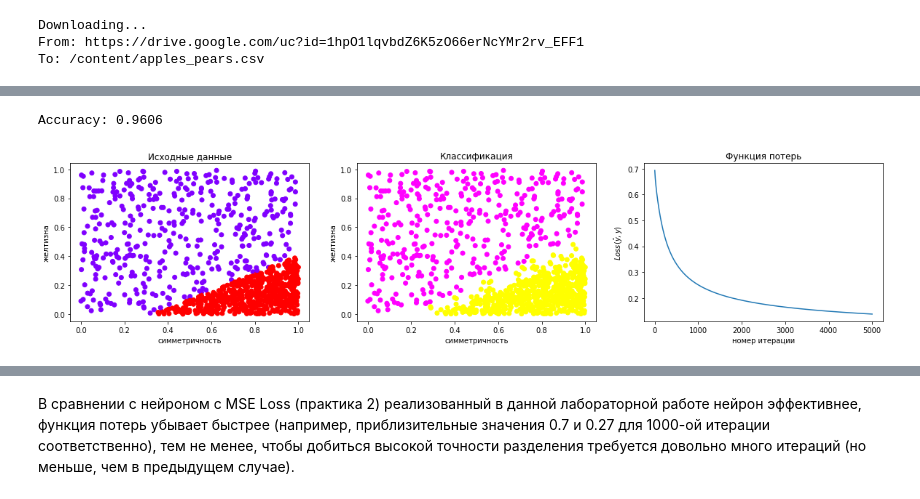
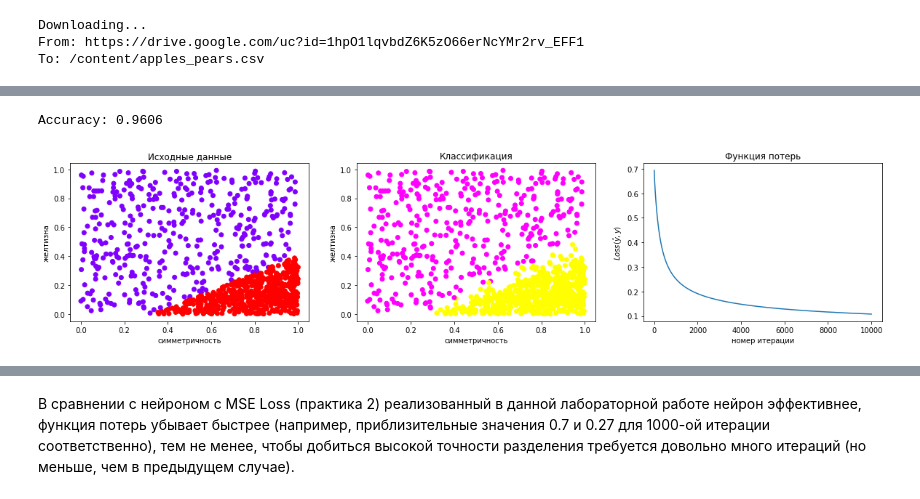
Before and after one commit to eispoohw/CS493-Math-Methods-in-ML, a Jupyter notebook: lab6_1.ipynb, the cells around one changed output, grey strips where cells are left out. Cells and saved outputs as stored; diff of their text form; code cells hidden in the pictures.

```diff
--- a/lab6_1.ipynb
+++ b/lab6_1.ipynb
@@ -219,9 +219,9 @@ Accuracy: 0.9
 [figure]
 # %%
-info(5000)
+info(10000)
 # %% [output]
 Accuracy: 0.9606
-[figure, old version]
+[figure, new version]
 # %%
 info(50000)
 # %% [output]
```
Also changed, not shown: parts of 7 cells of this notebook.
